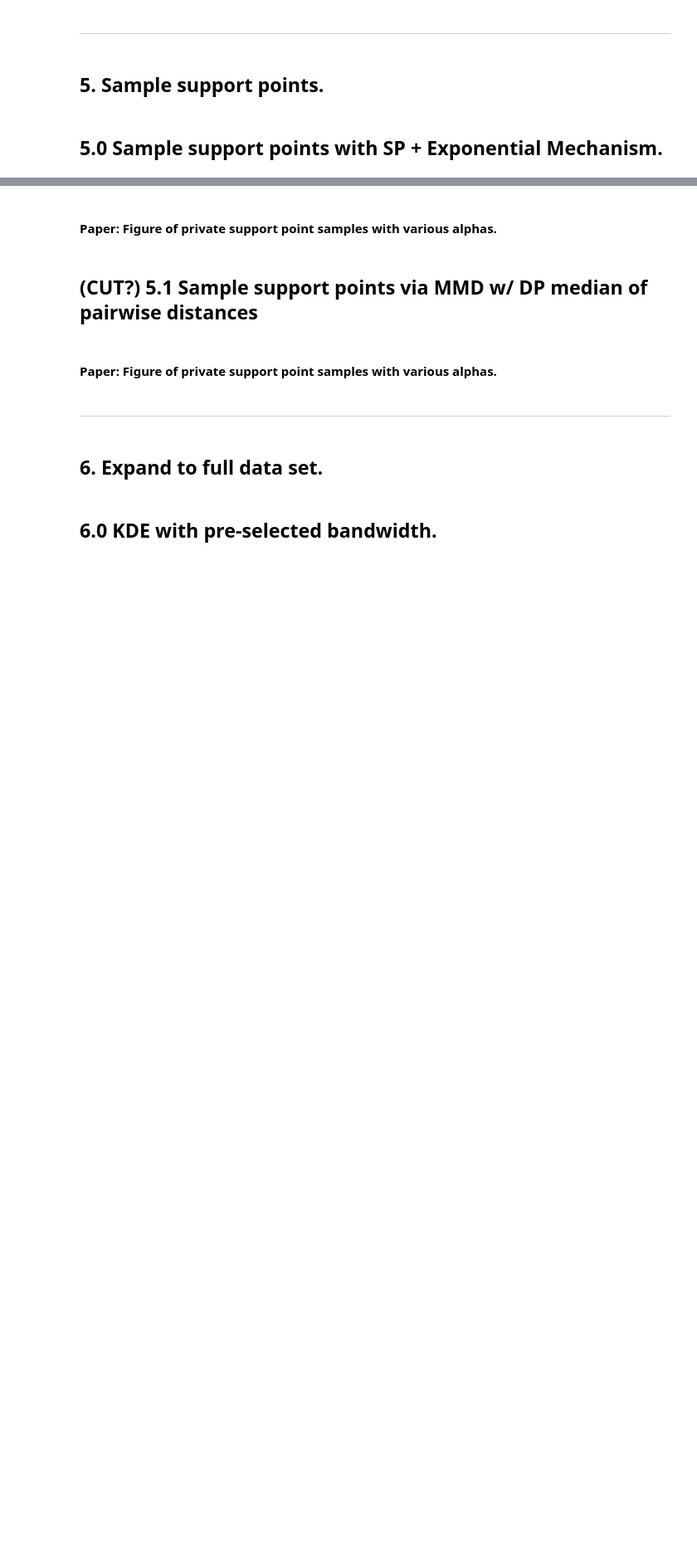
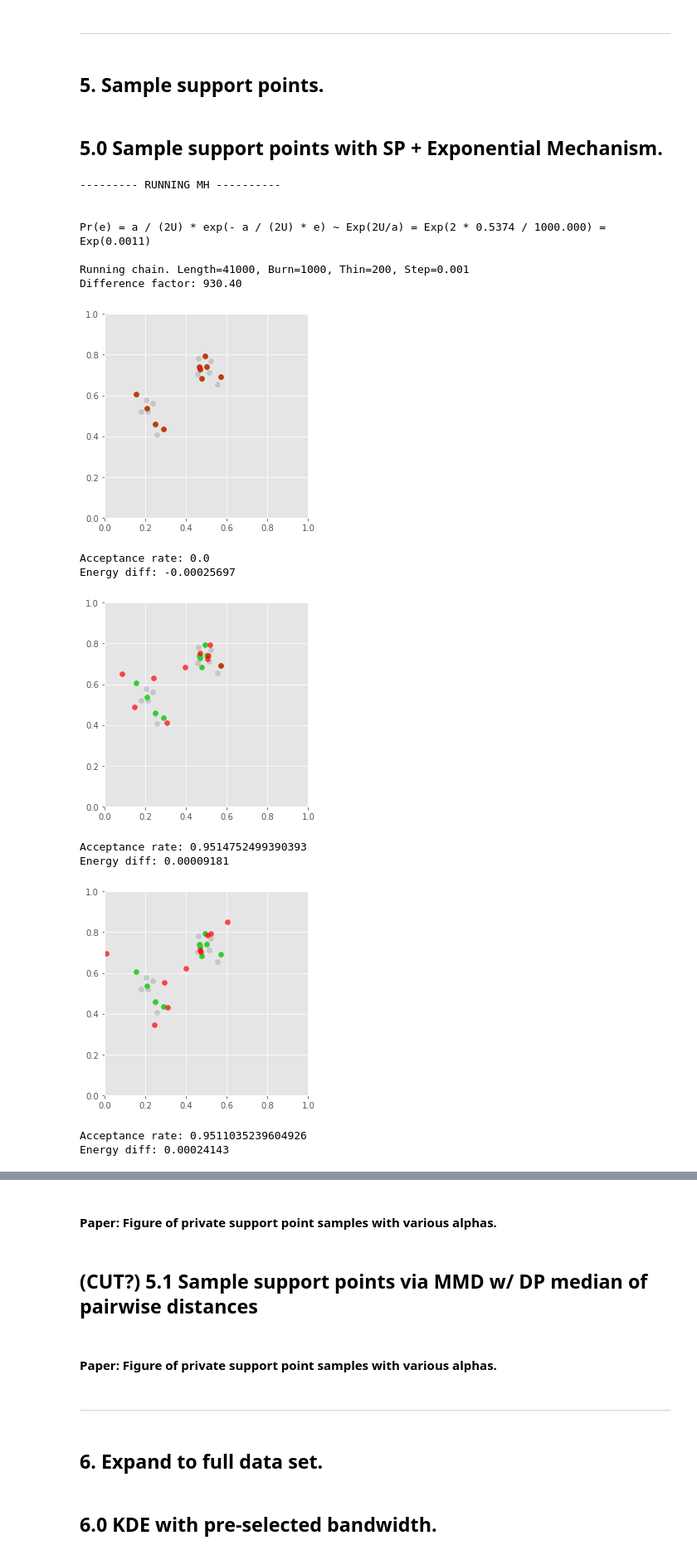
Before and after one commit to diesendruck/pv, a Jupyter notebook: mv_sp_privacy/src/sp_privacy.ipynb, the cells around one changed output, grey strips where cells are left out. Shown at 83% size. Cells and saved outputs as stored; diff of their text form; code cells hidden in the pictures; blank space fills up the shorter version.

Commit message:
added m=n support points and changed to plot incrementally

```diff
--- a/mv_sp_privacy/src/sp_privacy.ipynb
+++ b/mv_sp_privacy/src/sp_privacy.ipynb
@@ -72,15 +73,15 @@ Y_INIT_OPTION = 'radial'         # ['grid', 'random', 'radial']
 MAX_ITER = 301                   # Num iterations in each support point optimization. [301]
 LR = 1e-2                        # Energy optimization learning rate. [1e-2]
 
-C = 10                           # Number of clusters in data.
-SIGMA_DATA = 0.03                # Bandwidth of data.
-M = 200                          # Number of data points.
-DIM = 2                          # Dimension of data.
+C = 3                            # Number of clusters in data. [10]
+SIGMA_DATA = 0.03                # Bandwidth of data. [0.03]
+M = 20                           # Number of data points. [200]
+DIM = 2                          # Dimension of data. [2]
 
-N = 10                           # Number of support points.
-ALPHA = 50                       # Differential privacy level.
-ENERGY_POWER = 2.                # Power for energy distance kernel.
-STEP_SIZE = 1e-3                 # Diffusion and MH step sizes.
+N = 10                           # Number of support points. [10]
+ALPHA = 50                       # Differential privacy level. [50]
+ENERGY_POWER = 2.                # Power for energy distance kernel. [2]
+STEP_SIZE = 1e-3                 # Diffusion and MH step sizes. [1e-3]
 # %% [markdown]
 ___
 # %% [markdown]
@@ -147,8 +155,7 @@ ___
 # 4. Define energy sensitivity.
 # %%
 # Define energy sensitivity for Exponential Mechanism.
-# OLD: energy_sensitivity = 2 * DIM ** (1. / ENERGY_POWER) / N ** 2
-energy_sensitivity = 2 * DIM ** (1. / ENERGY_POWER) * (2 * N - 1) / N ** 2
+energy_sensitivity = get_energy_sensitivity(x, N, ALPHA)
 print(('Exp(2 * U / alpha) = Exp(2 * {:.4f} / {:.2f}) '
        '= Exp({:.3f})').format(energy_sensitivity, ALPHA,
                                2. * energy_sensitivity / ALPHA))
@@ -165,32 +174,49 @@ PLOT = 1
 # %%
 if RUN_MH:
     # Sampling parameters.
     STEP_SIZE = 1e-3
     NUM_Y_TILDES = 200
-    ALPHA_MH = 10000
+    ALPHA = 1000
 
     METHOD = 'mh'
     print('\n\n--------- RUNNING {} ----------\n'.format(METHOD.upper()))
-    (y_tildes_mh,
-     energies_mh,
+    (y_tildes,
+     energies,
      _) = sample_sp_exp_mech(e_opt, energy_sensitivity, x, y_opt,
-                             METHOD, STEP_SIZE, NUM_Y_TILDES, ALPHA_MH,
+                             METHOD, STEP_SIZE, NUM_Y_TILDES, ALPHA,
                              plot=PLOT)
 
     if PLOT:
         #plt.title('Energies with MH, {} samples'.format(len(energies_mh)))
-        plt.hist(energies_mh, bins=20, alpha=0.3, density=True, label='Samples')
+        plt.hist(energies, bins=20, alpha=0.3, density=True, label='Samples')
 
 
         # Compare to Exponential density.
-        p = exponential_param = 2. * energy_sensitivity / ALPHA_MH
-        xs = np.linspace(0, np.max(energies_mh), 100)
+        p = exponential_param = 2. * energy_sensitivity / ALPHA
+        xs = np.linspace(0, np.max(energies), 100)
         xs_dens = 1 / p * np.exp(-xs / p)
         plt.plot(xs, xs_dens, c='gray', label='Exponential density')
         plt.xlabel(r'Energy, $e(y, \tilde{y})$', fontsize=14)
         plt.ylabel('Frequency', fontsize=14)
 
         plt.tight_layout()
         plt.savefig('../output/fig_mh_energies.png')
         plt.show()
         print('p: {}'.format(p))
+# %% [output]
+--------- RUNNING MH ----------
+
+
+Pr(e) = a / (2U) * exp(- a / (2U) * e) ~ Exp(2U/a) = Exp(2 * 0.5374 / 1000.000) = Exp(0.0011)
+
+Running chain. Length=41000, Burn=1000, Thin=200, Step=0.001
+Difference factor: 930.40
+[figure, added]
+Acceptance rate: 0.0
+Energy diff: -0.00025697
+[figure, added]
+Acceptance rate: 0.9514752499390393
+Energy diff: 0.00009181
+[figure, added]
+Acceptance rate: 0.9511035239604926
+Energy diff: 0.00024143
```
Also changed, not shown: parts of 19 cells of this notebook, 2 other files.
